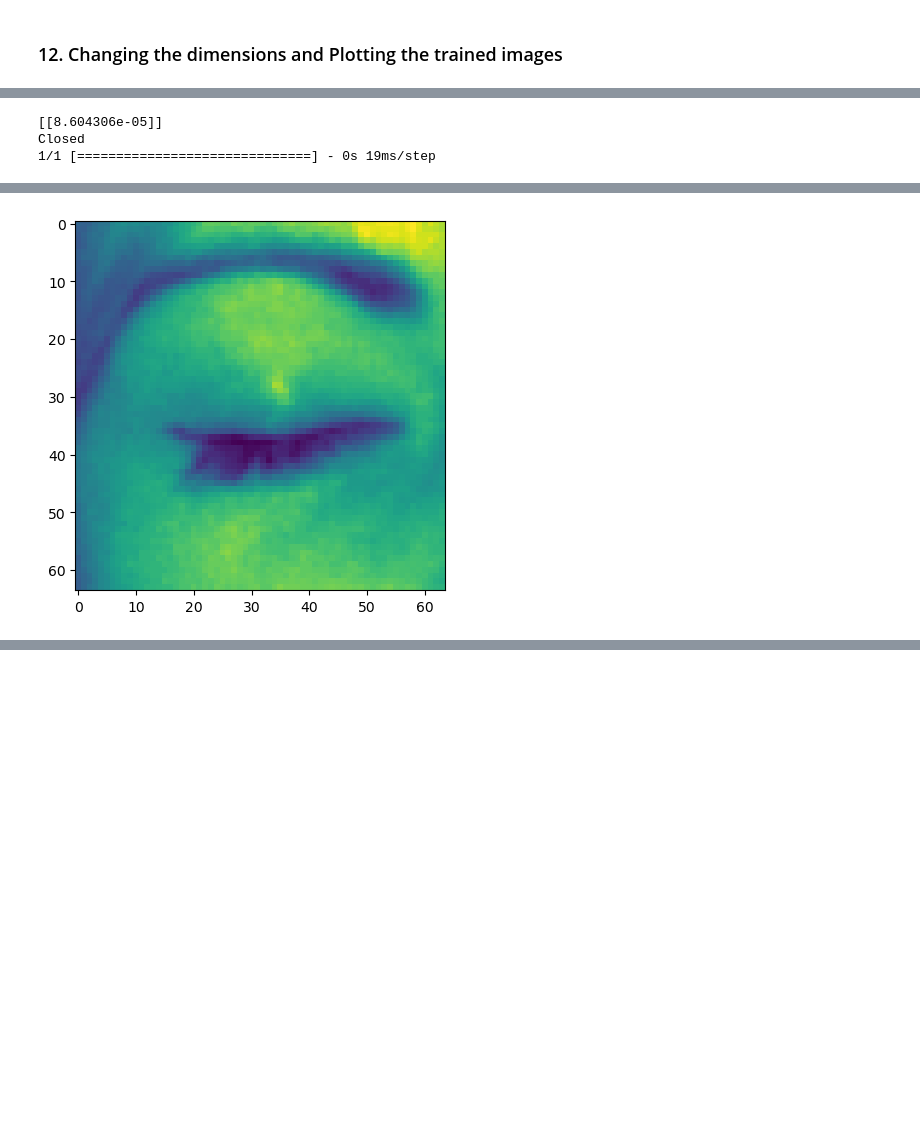
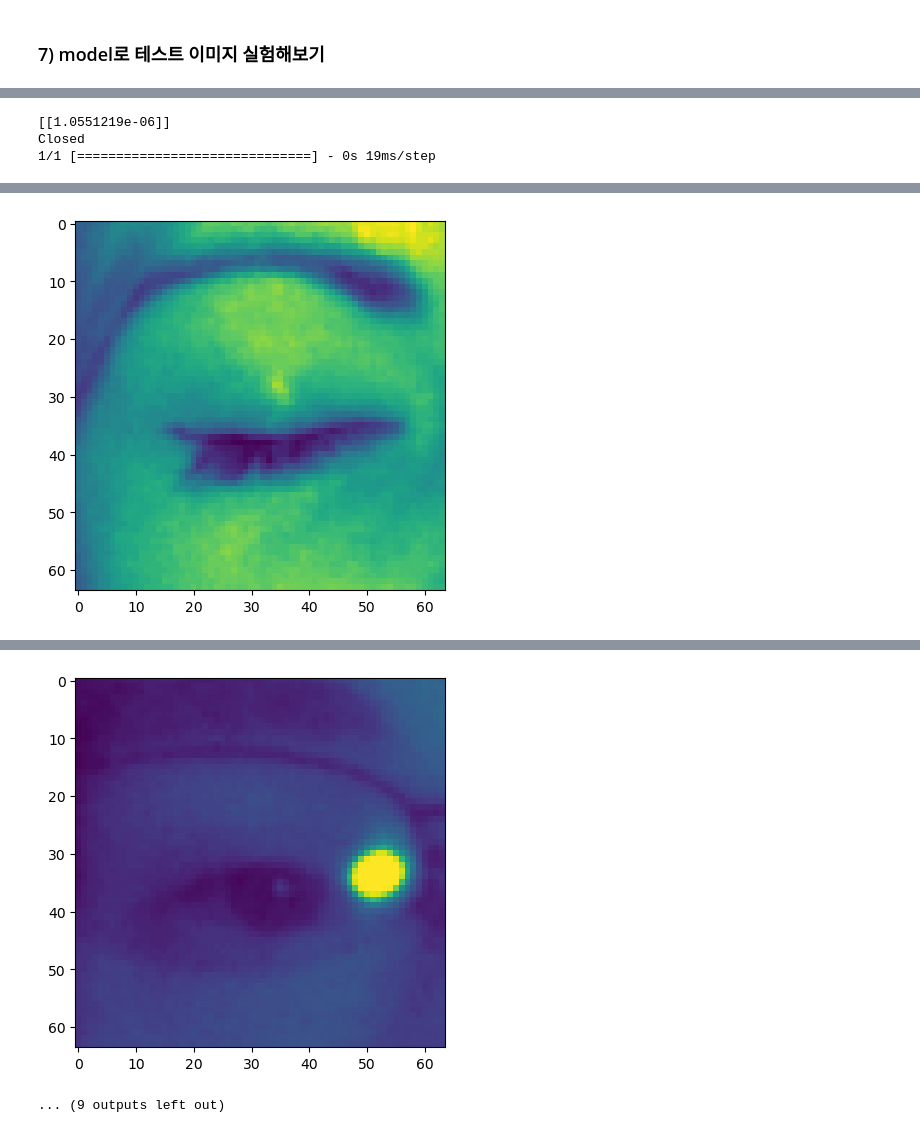
Before and after one commit to Hayeon-Lee/BigDataAnalysis, a Jupyter notebook: TermProject/BAProject_01.ipynb, the cells around one changed output, grey strips where cells are left out. Cells and saved outputs as stored; diff of their text form; code cells hidden in the pictures; blank space fills up the shorter version.

```diff
--- a/TermProject/BAProject_01.ipynb
+++ b/TermProject/BAProject_01.ipynb
@@ -239,12 +237,13 @@ best_model.evaluate(x_test, y_test)
 # %% [markdown]
-### 12. Changing the dimensions and Plotting the trained images
+### 7) model로 테스트 이미지 실험해보기
 # %%
-for i in x_test[0:5]:
-    result = best_model.predict(np.expand_dims(i,0))
-    plt.imshow(i)
+for img in x_test[0:10]:
+    test_img = np.expand_dims(img,0) #배치 차원 추가 (1,64,64,1)
+    prediction = my_best_model.predict(test_img)
+    plt.imshow(img)
     plt.show()
-    print(result)
-    if result > 0.5:
+    print(prediction)
+    if prediction > 0.5:
         print('Open')
     else:
         print("Closed")
@@ -257,5 +256,5 @@ Open
 [figure]
-[[8.604306e-05]]
+[[1.0551219e-06]]
 Closed
 1/1 [==============================] - 0s 19ms/step
 [figure]
@@ -272 +272,3 @@ Closed
+[figure, added]
+... (9 outputs left out)
 # %% [markdown]
```
Also changed, not shown: parts of 47 cells of this notebook, 10 other files.
